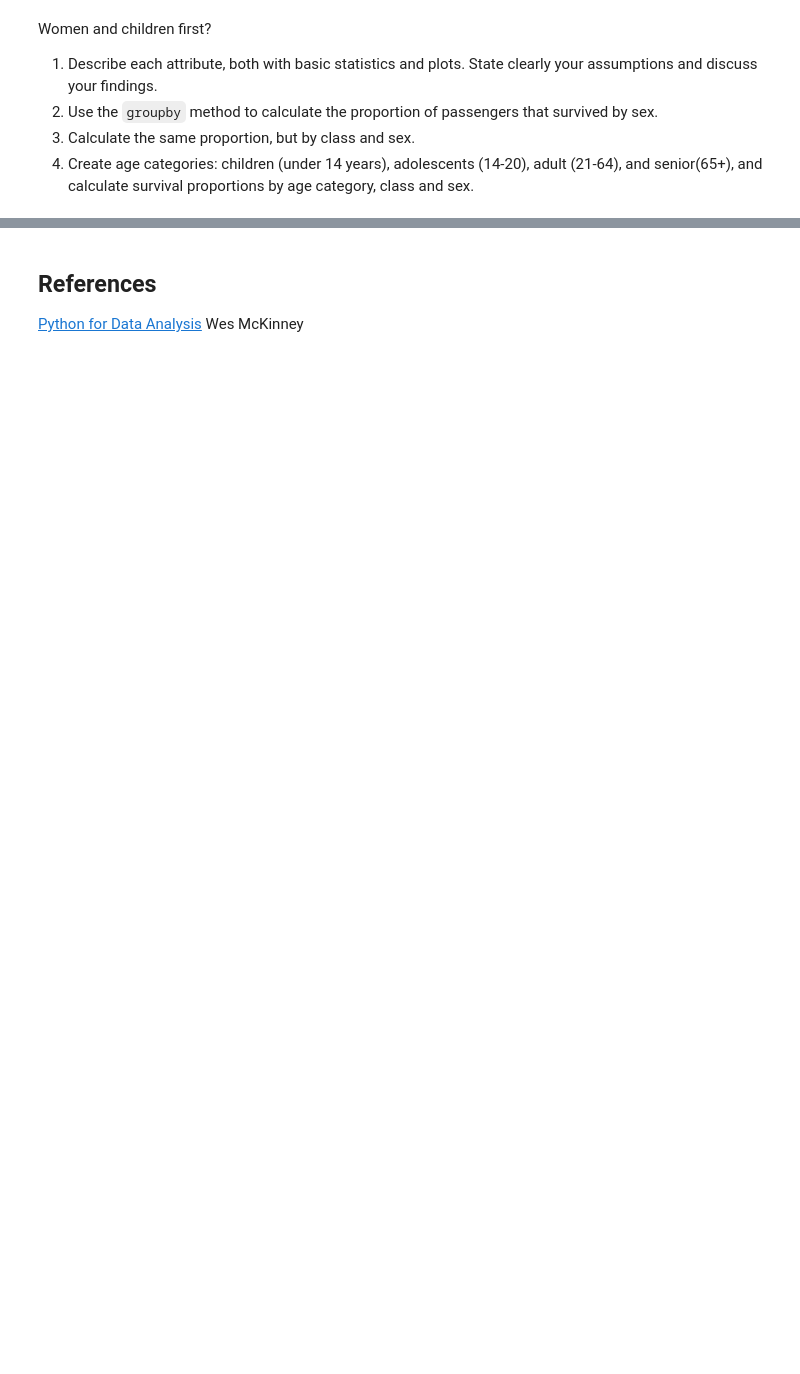
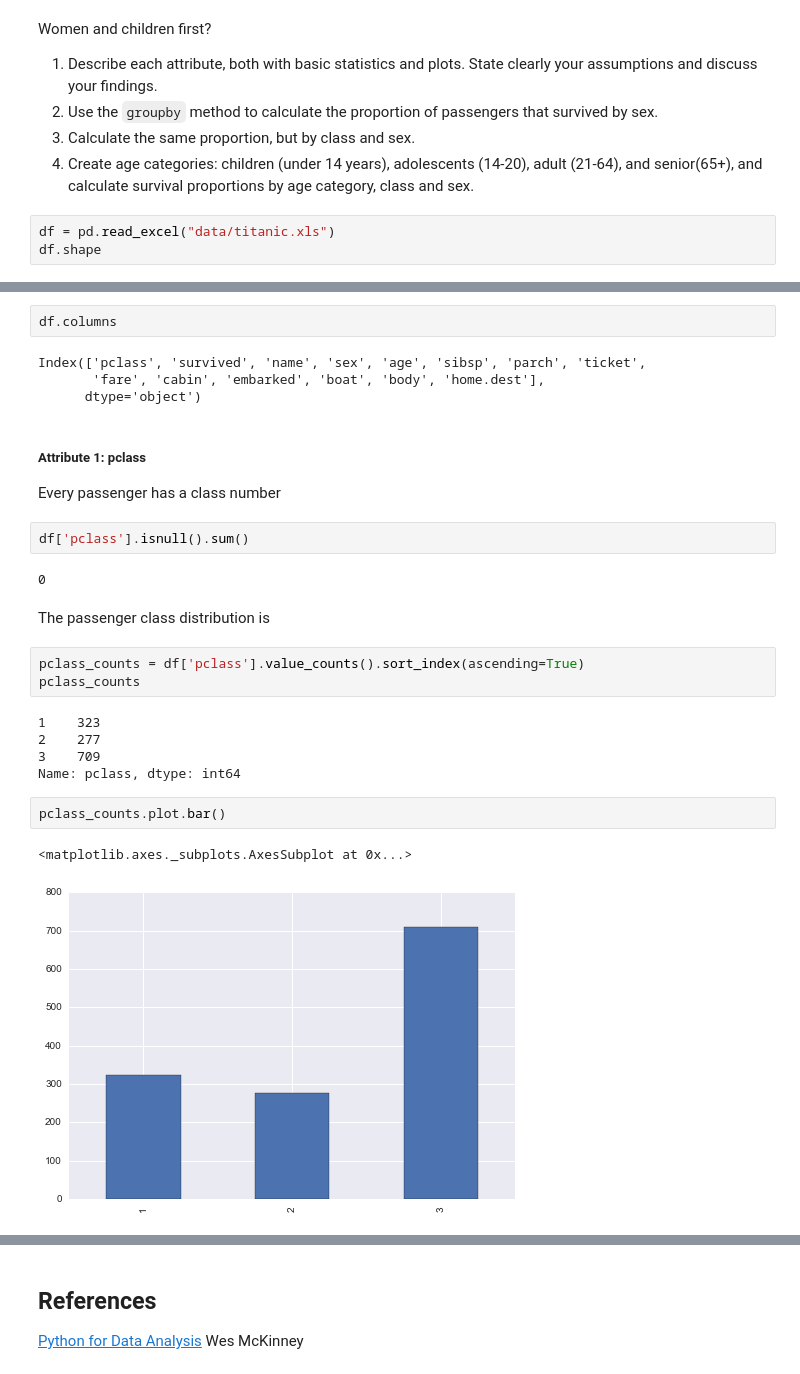
Before and after one commit to fanzhangsuper/fancy_group, a Jupyter notebook: 02 - Intro to Pandas/Data Wrangling with Pandas.ipynb, the cells around one changed output, grey strips where cells are left out. Saved outputs shown, nothing was run; the diff lists cells and outputs as text; blank space fills up the shorter version.

```diff
--- a/02 - Intro to Pandas/Data Wrangling with Pandas.ipynb
+++ b/02 - Intro to Pandas/Data Wrangling with Pandas.ipynb
@@ -718,3 +1702,6 @@ Women and children first?
 2. Use the `groupby` method to calculate the proportion of passengers that survived by sex.
 3. Calculate the same proportion, but by class and sex.
 4. Create age categories: children (under 14 years), adolescents (14-20), adult (21-64), and senior(65+), and calculate survival proportions by age category, class and sex.
+# %%
+df = pd.read_excel("data/titanic.xls")
+df.shape
@@ -720,0 +1714,28 @@ Women and children first?
+# %%
+df.columns
+# %% [output]
+Index(['pclass', 'survived', 'name', 'sex', 'age', 'sibsp', 'parch', 'ticket',
+       'fare', 'cabin', 'embarked', 'boat', 'body', 'home.dest'],
+      dtype='object')
+# %% [markdown]
+##### Attribute 1: pclass
+Every passenger has a class number
+# %%
+df['pclass'].isnull().sum()
+# %% [output]
+0
+# %% [markdown]
+The passenger class distribution is
+# %%
+pclass_counts = df['pclass'].value_counts().sort_index(ascending=True)
+pclass_counts
+# %% [output]
+1    323
+2    277
+3    709
+Name: pclass, dtype: int64
+# %%
+pclass_counts.plot.bar()
+# %% [output]
+<matplotlib.axes._subplots.AxesSubplot at 0x...>
+[figure, added]
```
Also changed, not shown: parts of 204 cells of this notebook, 1 other file.
